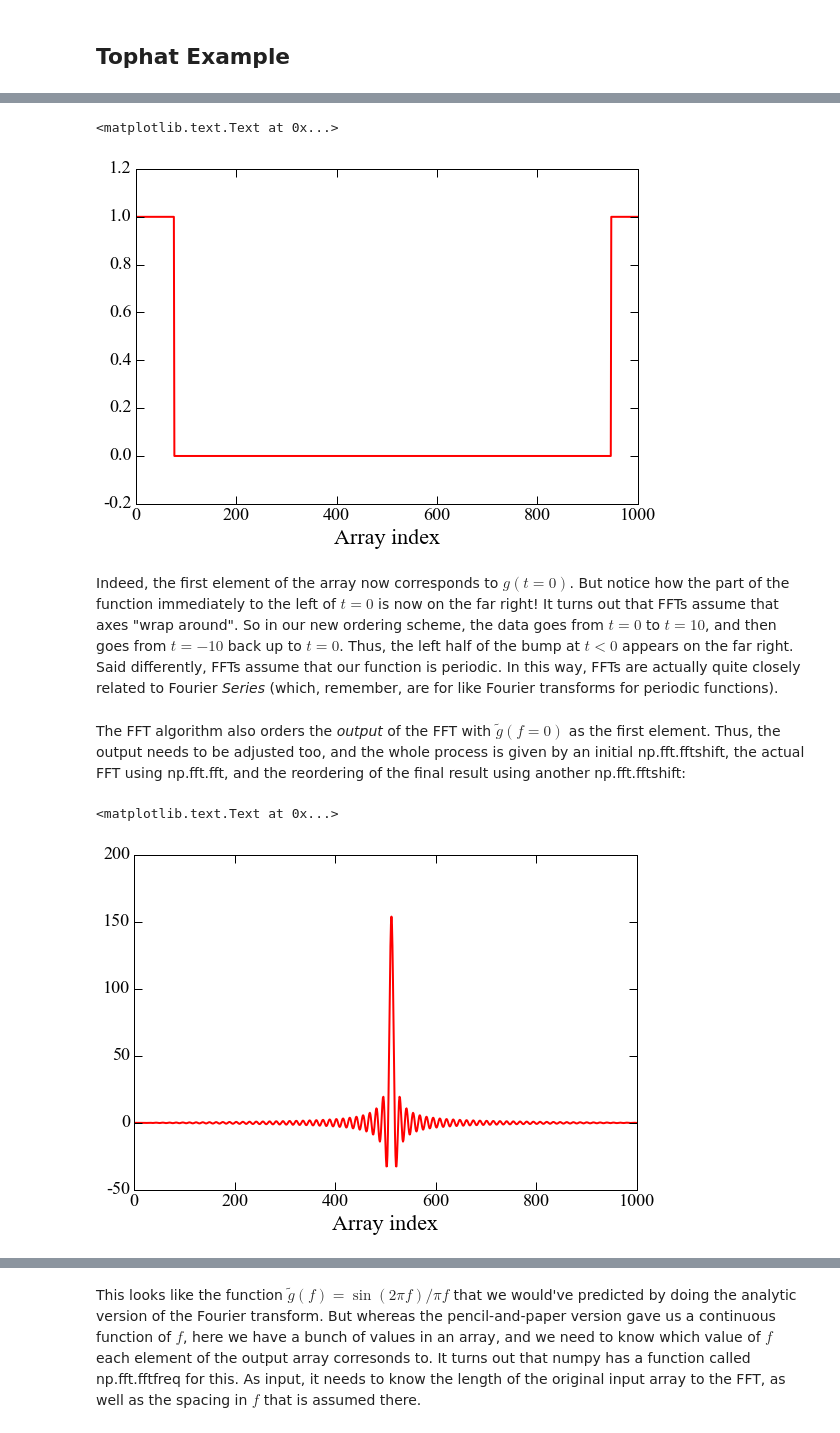
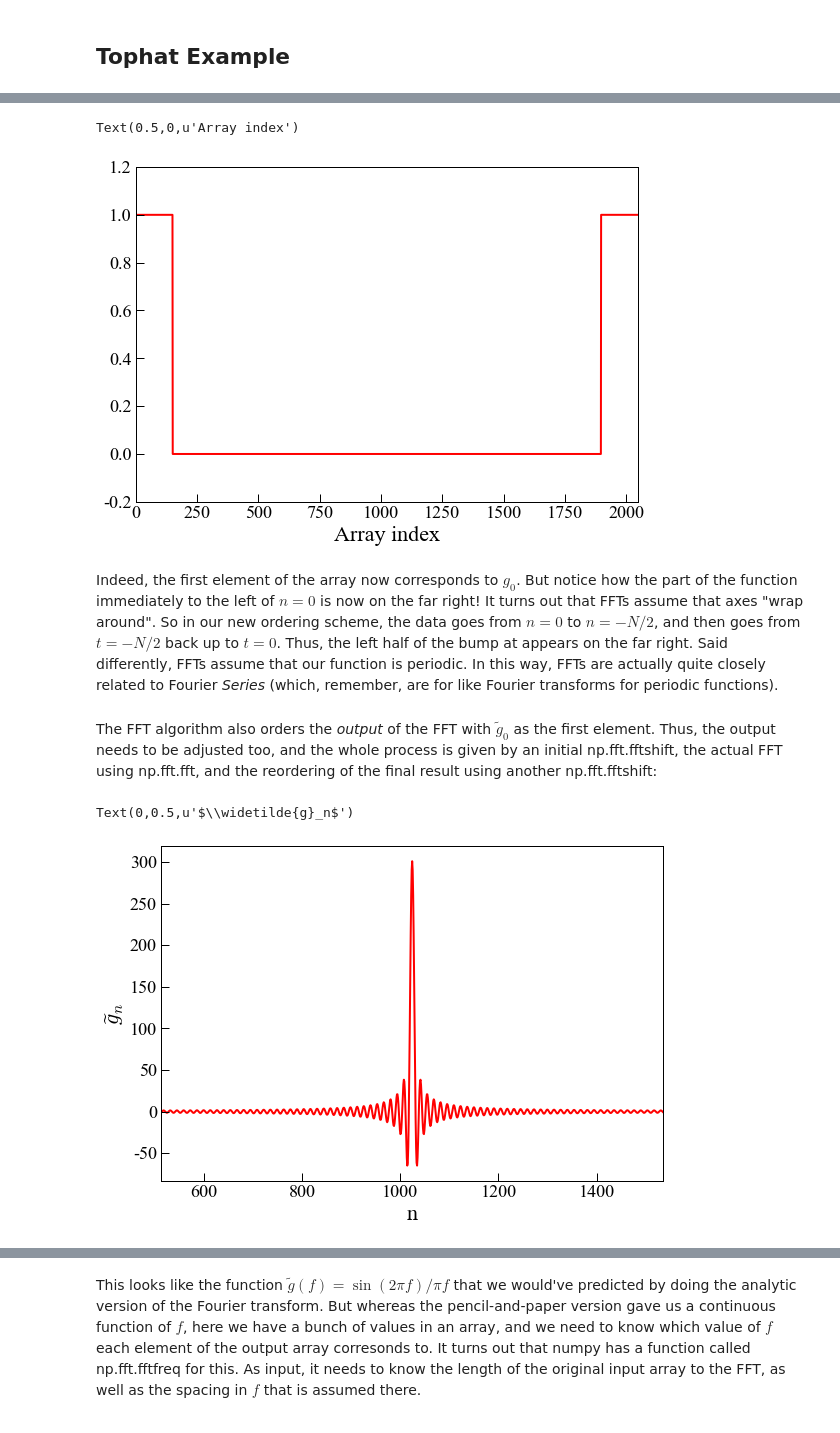
Before and after one commit to carinacheng/CHAMP2017, a Jupyter notebook: Lesson5_Fourier/NumericalFFTs.ipynb, the cells around one changed output, grey strips where cells are left out. Saved outputs shown, nothing was run; the diff lists cells and outputs as text; code cells hidden in the pictures.

```diff
--- a/Lesson5_Fourier/NumericalFFTs.ipynb
+++ b/Lesson5_Fourier/NumericalFFTs.ipynb
@@ -29,13 +29,13 @@ def tophat(t,a):
             out[i] = 1.
     return out
 # %%
-t_coords = np.linspace(-10.,10.,1024)
-gt = tophat(t_coords,1.5)
+n_coords = np.arange(-1024, 1024)
+gt = tophat(n_coords,150)
 
 f, ax = plt.subplots(figsize=(9,6))
-ax.plot(t_coords,gt,lw=2,c='red')
-ax.set_xlabel(r"$t$")
-ax.set_ylabel(r"$g(t)$")
+ax.plot(n_coords,gt,lw=2,c='red')
+ax.set_xlabel(r"$m$")
+ax.set_ylabel(r"$g_m$")
 ax.set_ylim(-0.2, 1.2)
 # %% [output]
 (-0.2, 1.2)
@@ -45,23 +45,24 @@ Now, one slightly irritating thing about most numerical FFT routines is that the
 # %%
 f, ax = plt.subplots(figsize=(9,6))
 ax.plot(np.fft.fftshift(gt),lw=2,c='red')
-ax.set_xlim(0,1000)
+ax.set_xlim(0,2048)
 ax.set_ylim(-0.2,1.2)
 ax.set_xlabel("Array index")
 # %% [output]
-<matplotlib.text.Text at 0x...>
+Text(0.5,0,u'Array index')
-[figure, old version]
+[figure, new version]
 # %% [markdown]
-Indeed, the first element of the array now corresponds to $g(t=0)$. But notice how the part of the function immediately to the left of $t=0$ is now on the far right! It turns out that FFTs assume that axes "wrap around". So in our new ordering scheme, the data goes from $t=0$ to $t=10$, and then goes from $t=-10$ back up to $t=0$. Thus, the left half of the bump at $t<0$ appears on the far right. Said differently, FFTs assume that our function is periodic. In this way, FFTs are actually quite closely related to Fourier *Series* (which, remember, are for like Fourier transforms for periodic functions).
+Indeed, the first element of the array now corresponds to $g_0$. But notice how the part of the function immediately to the left of $n=0$ is now on the far right! It turns out that FFTs assume that axes "wrap around". So in our new ordering scheme, the data goes from $n=0$ to $n=-N/2$, and then goes from $t=-N/2$ back up to $t=0$. Thus, the left half of the bump at appears on the far right. Said differently, FFTs assume that our function is periodic. In this way, FFTs are actually quite closely related to Fourier *Series* (which, remember, are for like Fourier transforms for periodic functions).
 # %% [markdown]
-The FFT algorithm also orders the *output* of the FFT with $\tilde{g}(f = 0)$ as the first element. Thus, the output needs to be adjusted too, and the whole process is given by an initial np.fft.fftshift, the actual FFT using np.fft.fft, and the reordering of the final result using another np.fft.fftshift:
+The FFT algorithm also orders the *output* of the FFT with $\tilde{g}_0$ as the first element. Thus, the output needs to be adjusted too, and the whole process is given by an initial np.fft.fftshift, the actual FFT using np.fft.fft, and the reordering of the final result using another np.fft.fftshift:
 # %%
 gtilde = np.fft.fftshift(np.fft.fft(np.fft.fftshift(gt)))
 
 f, ax = plt.subplots(figsize=(9,6))
 ax.plot(gtilde,lw=2,c='red')
-ax.set_xlim(0,1000)
-ax.set_xlabel("Array index")
+ax.set_xlim(512,1536)
+ax.set_xlabel("n")
+ax.set_ylabel(r"$\widetilde{g}_n$")
 # %% [output]
-<matplotlib.text.Text at 0x...>
+Text(0,0.5,u'$\\widetilde{g}_n$')
-[figure, old version]
+[figure, new version]
```
Also changed, not shown: parts of 27 cells of this notebook, 3 other files.
